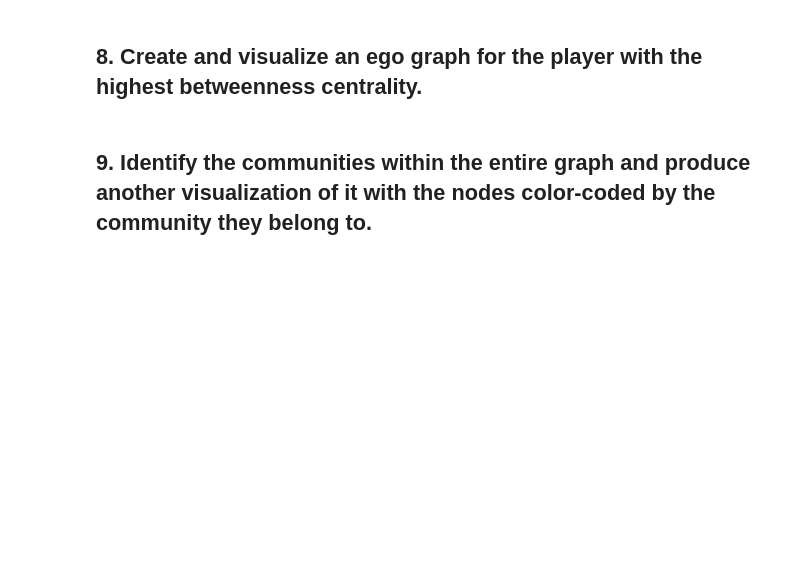
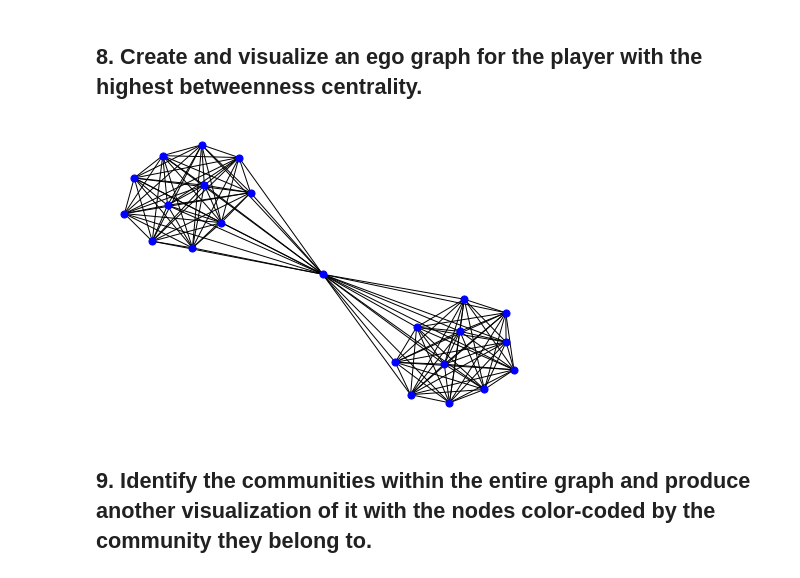
Before and after one commit to ta-datapt-bcn/lab-network-analysis, a Jupyter notebook: your-code/main.ipynb, the cells around one changed output. Cells and saved outputs as stored; diff of their text form; code cells hidden in the pictures; blank space fills up the shorter version.

```diff
--- a/your-code/main.ipynb
+++ b/your-code/main.ipynb
@@ -39,4 +156,13 @@ Sort descending by the number of pairwise interactions. Which pair of players ha
 # %% [markdown]
 ## 8. Create and visualize an ego graph for the player with the highest betweenness centrality.
+# %%
+largest_hub = 'Gary Dwayne Payton'
+hub_ego = nx.ego_graph(G, largest_hub)
+pos=nx.spring_layout(hub_ego)
+
+
+nx.draw(hub_ego, pos, node_color='b', node_size=50, with_labels=False)
+# %% [output]
+[figure, added]
 # %% [markdown]
 ## 9. Identify the communities within the entire graph and produce another visualization of it with the nodes color-coded by the community they belong to.
```
Also changed, not shown: parts of 14 cells of this notebook.
